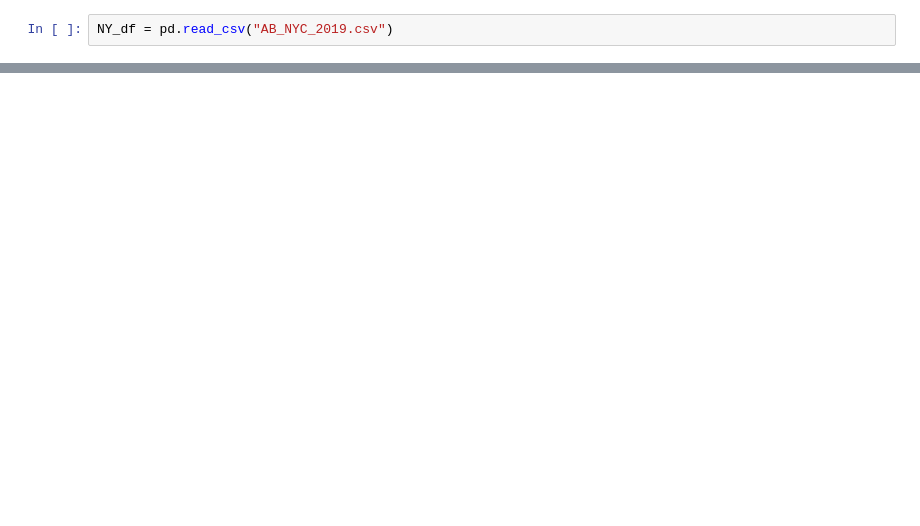
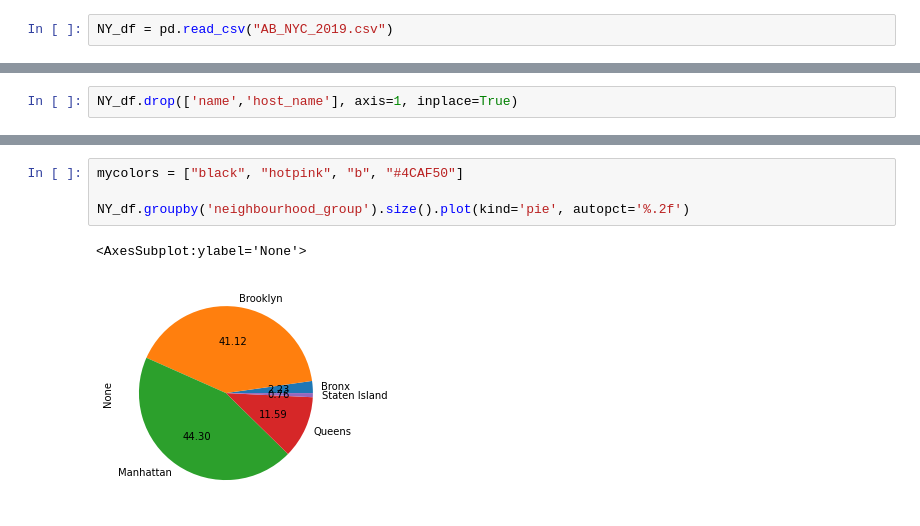
Before and after one commit to WhiteHorse101/NY-Project, a Jupyter notebook: NYC.ipynb, the cells around one changed output, grey strips where cells are left out. Saved outputs shown, nothing was run; the diff lists cells and outputs as text; blank space fills up the shorter version.

```diff
--- a/NYC.ipynb
+++ b/NYC.ipynb
@@ -71,0 +79,2 @@ Name: room_type, dtype: float64
+# %%
+NY_df.drop(['name','host_name'], axis=1, inplace=True)
@@ -71,0 +90,7 @@ Name: room_type, dtype: float64
+# %%
+mycolors = ["black", "hotpink", "b", "#4CAF50"]
+
+NY_df.groupby('neighbourhood_group').size().plot(kind='pie', autopct='%.2f')
+# %% [output]
+<AxesSubplot:ylabel='None'>
+[figure, added]
```
Also changed, not shown: parts of 15 cells of this notebook.
